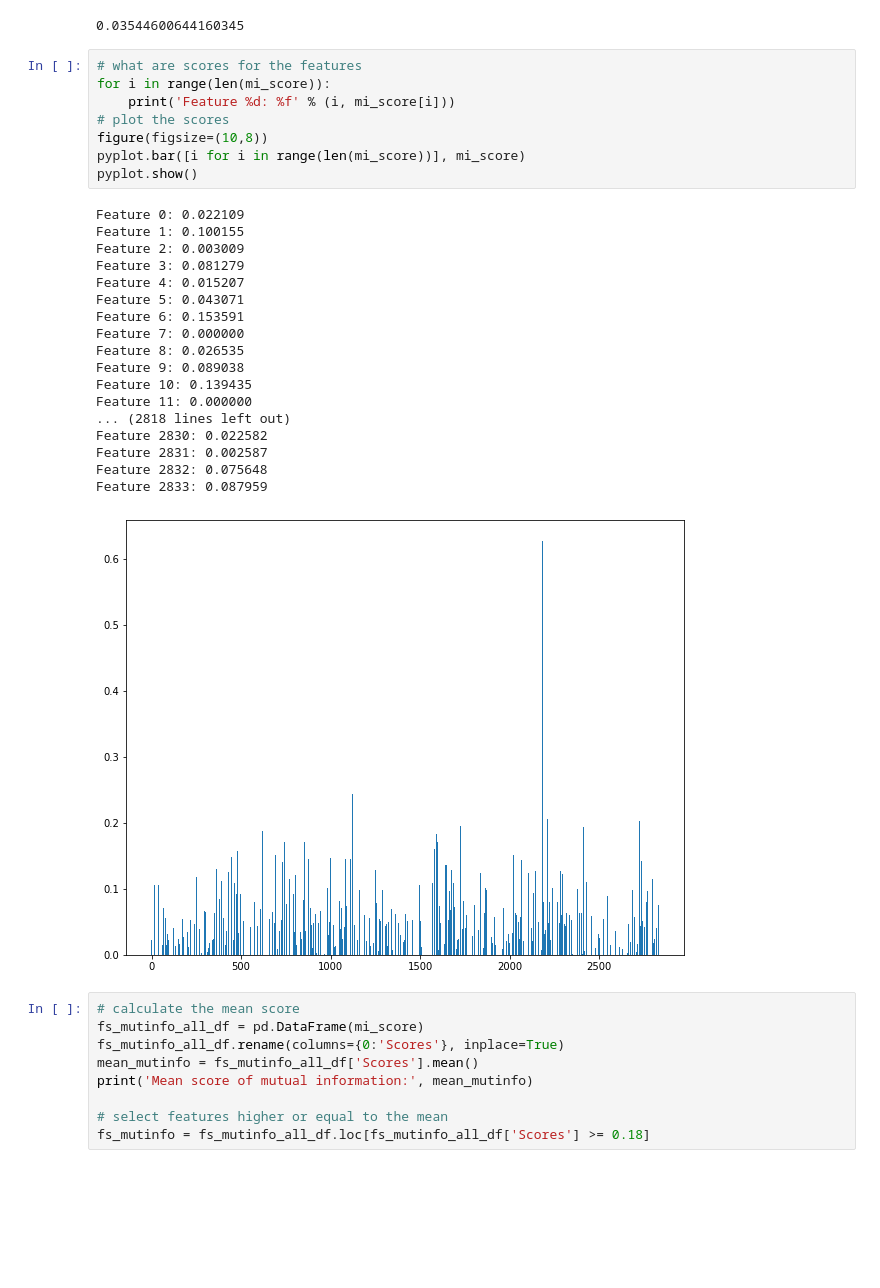
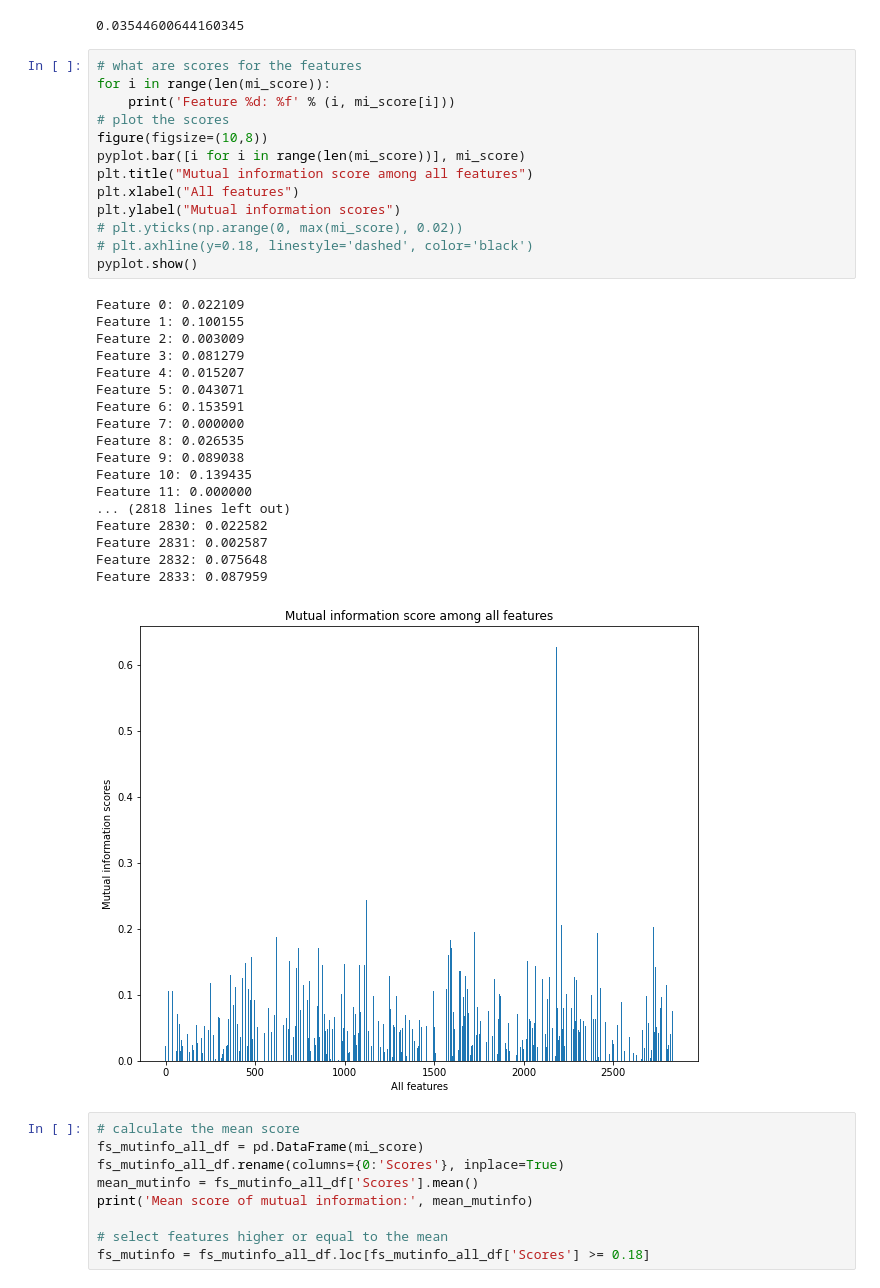
Before and after one commit to aaronyhsl/B4TM2022, a Jupyter notebook: src/feature_selections.ipynb, the cells around one changed output. Cells and saved outputs as stored; diff of their text form; blank space fills up the shorter version.

```diff
--- a/src/feature_selections.ipynb
+++ b/src/feature_selections.ipynb
@@ -356,30 +356,35 @@ mi_score.mean()
 # %%
 # what are scores for the features
 for i in range(len(mi_score)):
 	print('Feature %d: %f' % (i, mi_score[i]))
 # plot the scores
 figure(figsize=(10,8))
 pyplot.bar([i for i in range(len(mi_score))], mi_score)
+plt.title("Mutual information score among all features")
+plt.xlabel("All features")
+plt.ylabel("Mutual information scores")
+# plt.yticks(np.arange(0, max(mi_score), 0.02))
+# plt.axhline(y=0.18, linestyle='dashed', color='black')
 pyplot.show()
 # %% [output]
 Feature 0: 0.022109
 Feature 1: 0.100155
 Feature 2: 0.003009
 Feature 3: 0.081279
 Feature 4: 0.015207
 Feature 5: 0.043071
 Feature 6: 0.153591
 Feature 7: 0.000000
 Feature 8: 0.026535
 Feature 9: 0.089038
 Feature 10: 0.139435
 Feature 11: 0.000000
 ... (2818 lines left out)
 Feature 2830: 0.022582
 Feature 2831: 0.002587
 Feature 2832: 0.075648
 Feature 2833: 0.087959
-[figure, old version]
+[figure, new version]
 # %%
 # calculate the mean score
 fs_mutinfo_all_df = pd.DataFrame(mi_score)
```
Also changed, not shown: parts of 2 cells of this notebook, 12 other files.
